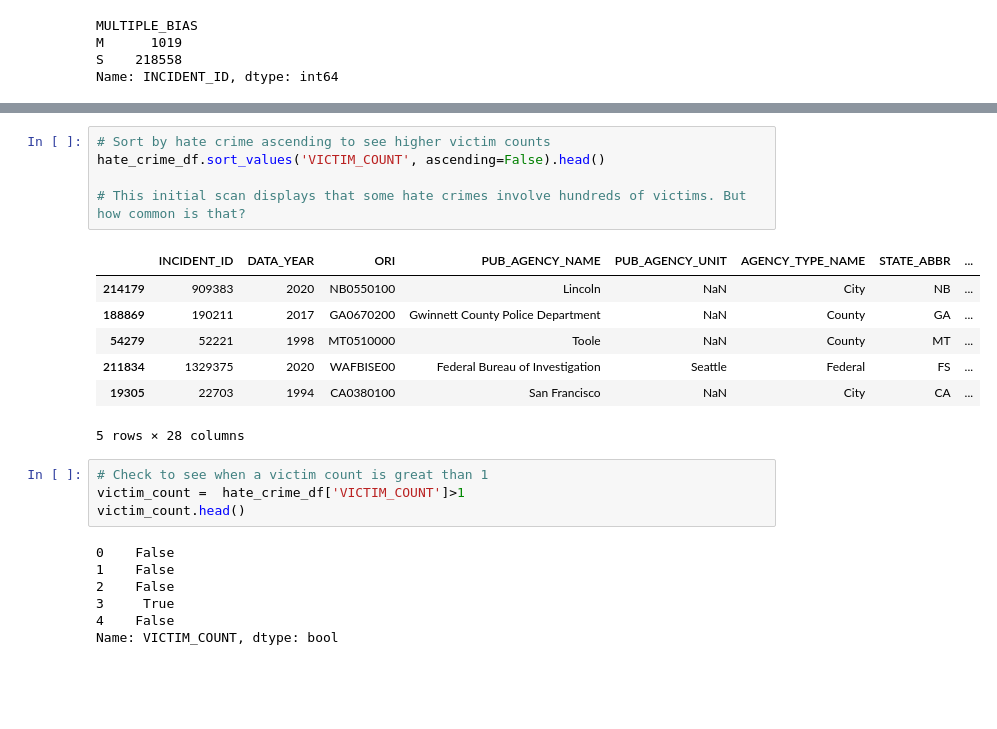
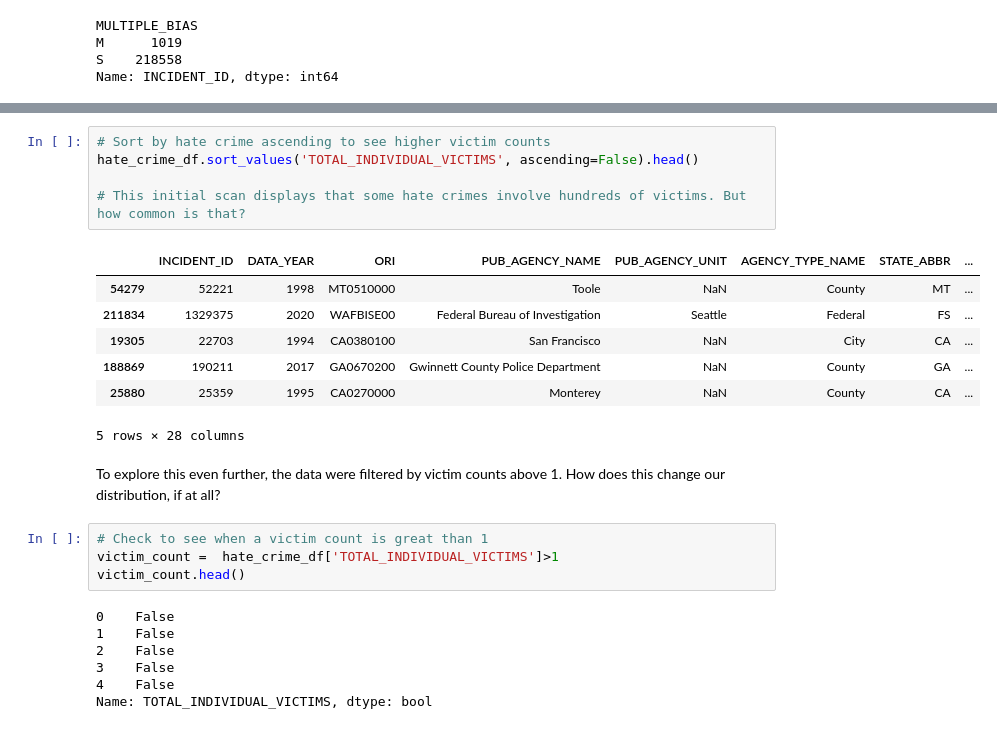
Before and after one commit to artolon/Exploratory_Analysis_Project, a Jupyter notebook: AT_Hate_Crime_Analysis.ipynb, the cells around one changed output, grey strips where cells are left out. Cells and saved outputs as stored; diff of their text form; blank space fills up the shorter version.

```diff
--- a/AT_Hate_Crime_Analysis.ipynb
+++ b/AT_Hate_Crime_Analysis.ipynb
@@ -221,25 +373,27 @@ ax = sns.boxplot(x=hate_crime_df['VICTIM_COUNT'])
 # %%
 # Sort by hate crime ascending to see higher victim counts
-hate_crime_df.sort_values('VICTIM_COUNT', ascending=False).head()
+hate_crime_df.sort_values('TOTAL_INDIVIDUAL_VICTIMS', ascending=False).head()
 
 # This initial scan displays that some hate crimes involve hundreds of victims. But how common is that?
 # %% [output]
 |  | INCIDENT_ID | DATA_YEAR | ORI | PUB_AGENCY_NAME | PUB_AGENCY_UNIT | AGENCY_TYPE_NAME | STATE_ABBR | ... |
-| 214179 | 909383 | 2020 | NB0550100 | Lincoln | NaN | City | NB | ... |
-| 188869 | 190211 | 2017 | GA0670200 | Gwinnett County Police Department | NaN | County | GA | ... |
 | 54279 | 52221 | 1998 | MT0510000 | Toole | NaN | County | MT | ... |
 | 211834 | 1329375 | 2020 | WAFBISE00 | Federal Bureau of Investigation | Seattle | Federal | FS | ... |
 | 19305 | 22703 | 1994 | CA0380100 | San Francisco | NaN | City | CA | ... |
+| 188869 | 190211 | 2017 | GA0670200 | Gwinnett County Police Department | NaN | County | GA | ... |
+| 25880 | 25359 | 1995 | CA0270000 | Monterey | NaN | County | CA | ... |
 5 rows × 28 columns
+# %% [markdown]
+To explore this even further, the data were filtered by victim counts above 1. How does this change our distribution, if at all?
 # %%
 # Check to see when a victim count is great than 1
-victim_count =  hate_crime_df['VICTIM_COUNT']>1
+victim_count =  hate_crime_df['TOTAL_INDIVIDUAL_VICTIMS']>1
 victim_count.head()
 # %% [output]
 0    False
 1    False
 2    False
-3     True
+3    False
 4    False
-Name: VICTIM_COUNT, dtype: bool
+Name: TOTAL_INDIVIDUAL_VICTIMS, dtype: bool
 # %%
```
Also changed, not shown: parts of 68 cells of this notebook.
